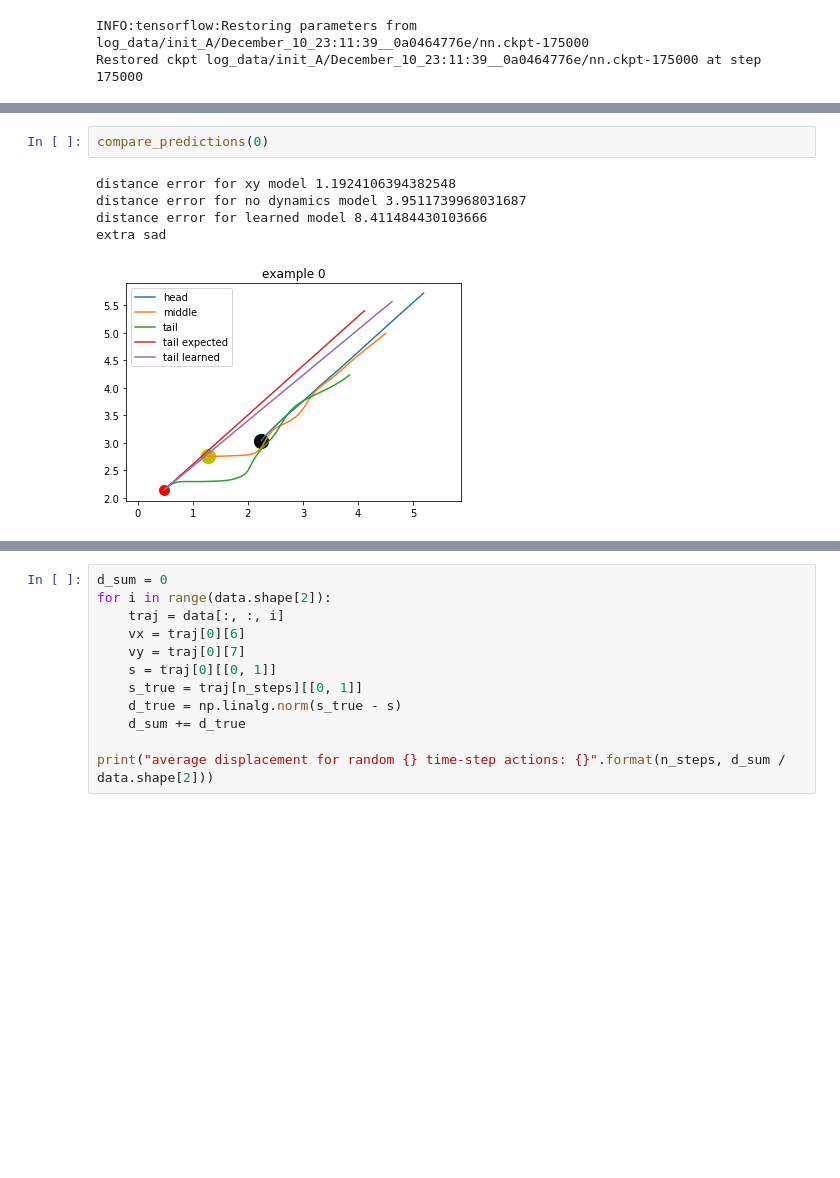
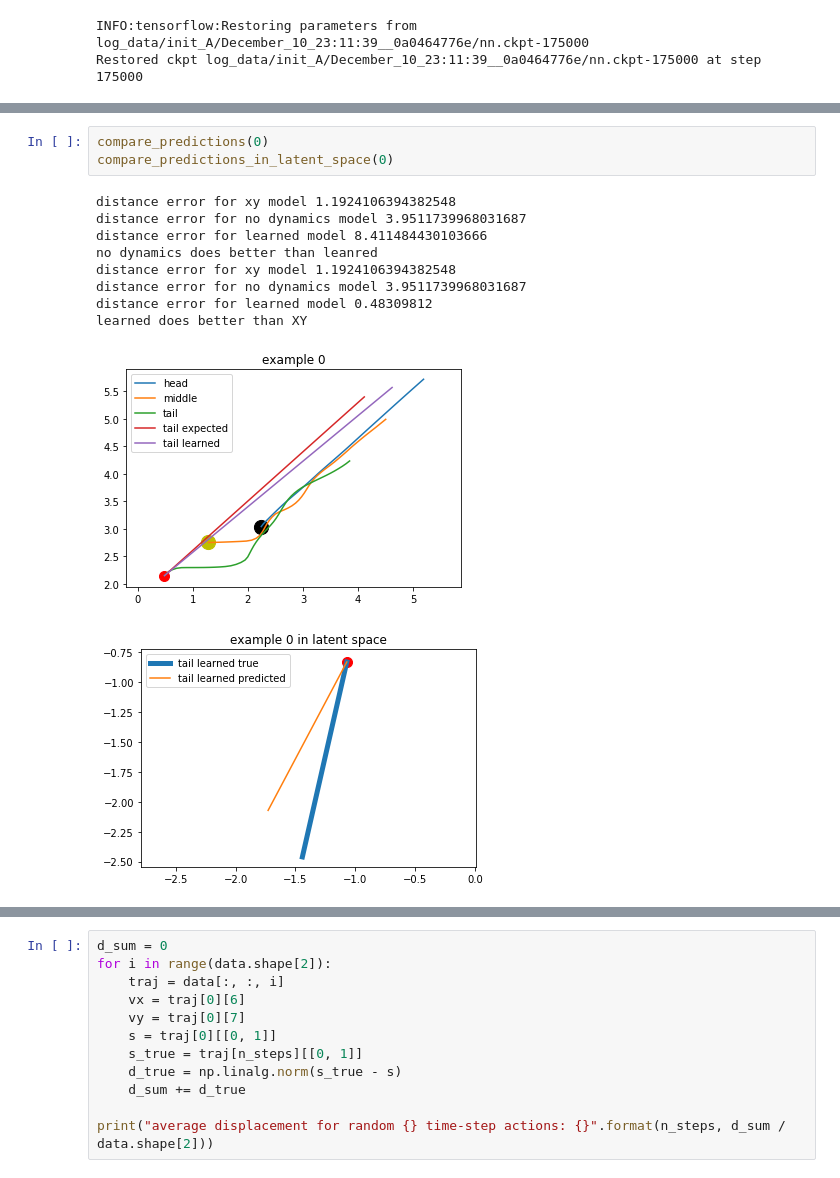
Before and after one commit to UM-ARM-Lab/unreliable-deform-manipulation, a Jupyter notebook: link_bot_notebooks/src/link_bot_notebooks/check_state_prediction_loss.ipynb, the cells around one changed output, grey strips where cells are left out. Saved outputs shown, nothing was run; the diff lists cells and outputs as text; blank space fills up the shorter version.

```diff
--- a/link_bot_notebooks/src/link_bot_notebooks/check_state_prediction_loss.ipynb
+++ b/link_bot_notebooks/src/link_bot_notebooks/check_state_prediction_loss.ipynb
@@ -72,8 +120,14 @@ def compare_predictions(example_idx):
 # %%
 compare_predictions(0)
+compare_predictions_in_latent_space(0)
 # %% [output]
 distance error for xy model 1.1924106394382548
 distance error for no dynamics model 3.9511739968031687
 distance error for learned model 8.411484430103666
-extra sad
+no dynamics does better than leanred
+distance error for xy model 1.1924106394382548
+distance error for no dynamics model 3.9511739968031687
+distance error for learned model 0.48309812
+learned does better than XY
 [figure]
+[figure, added]
```
Also changed, not shown: parts of 13 cells of this notebook, 3 other files.
